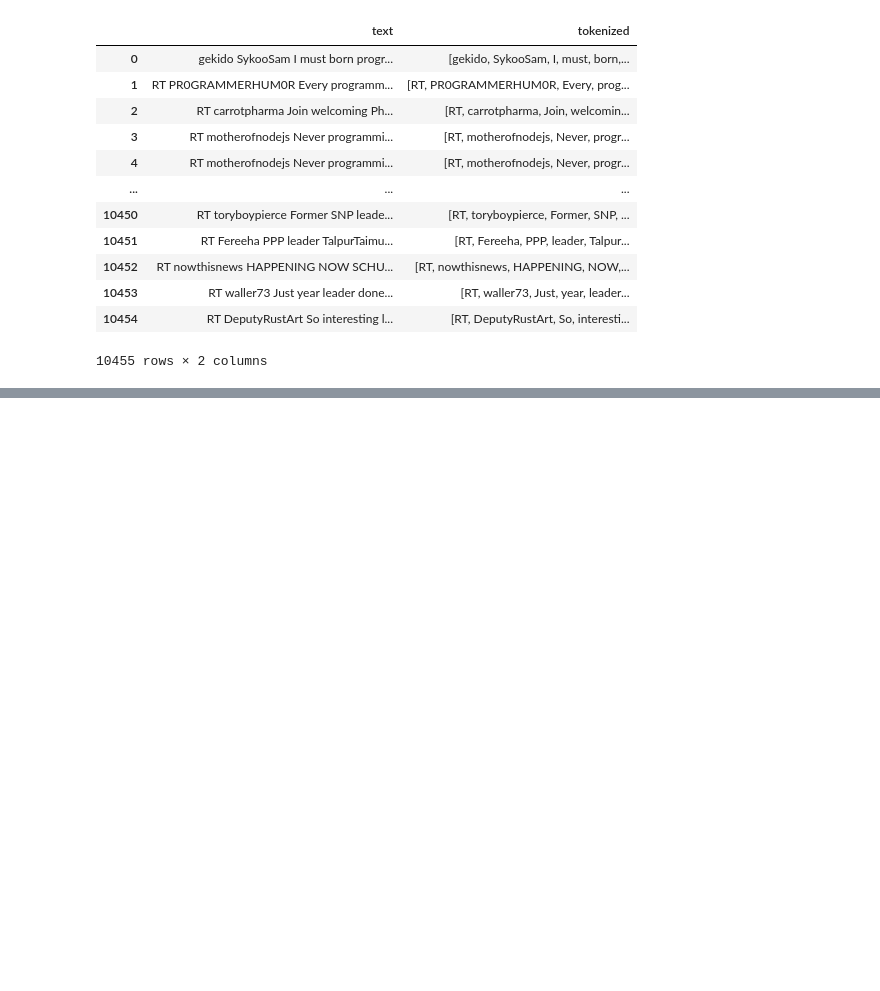
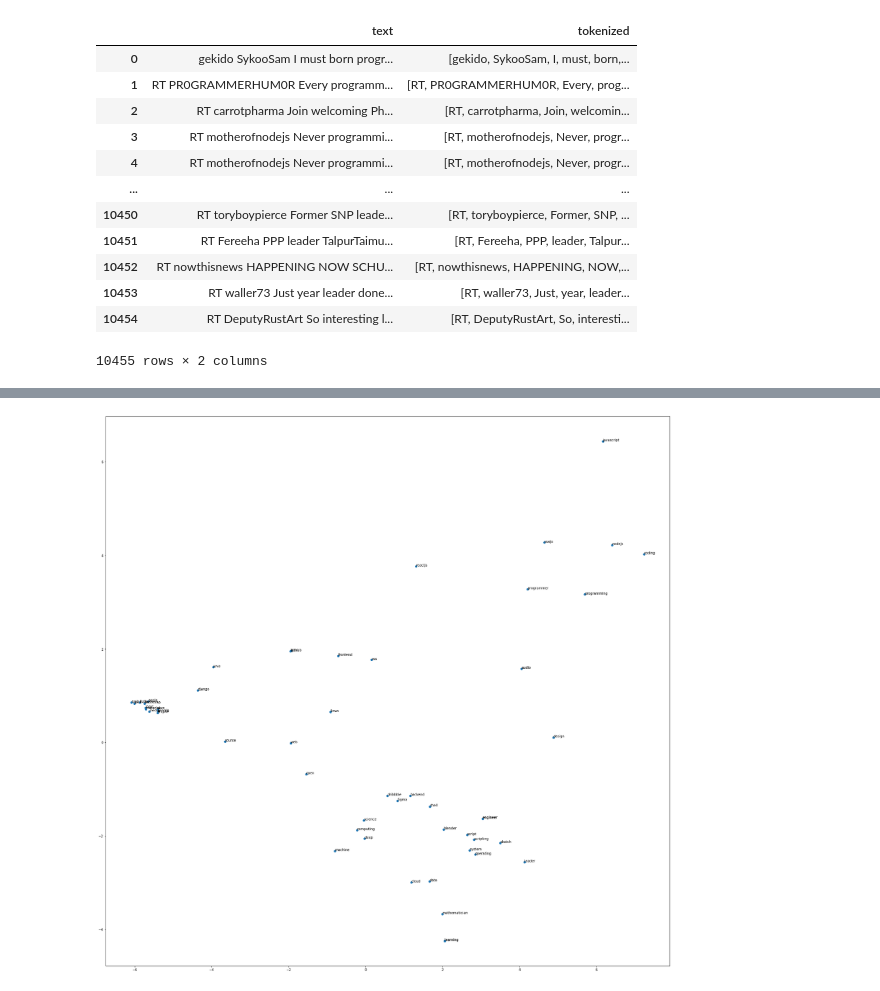
Before and after one commit to Kaushal1011/Qupid, a Jupyter notebook: Data&Word2Vec.ipynb, the cells around one changed output, grey strips where cells are left out. Saved outputs shown, nothing was run; the diff lists cells and outputs as text; code cells hidden in the pictures; blank space fills up the shorter version.

```diff
--- a/Data&Word2Vec.ipynb
+++ b/Data&Word2Vec.ipynb
@@ -300,0 +285,2 @@ all_text_df
+# %%
+model = Word2Vec(all_text_df["tokenized"], min_count=1)
@@ -300,0 +335,24 @@ all_text_df
+# %%
+# model.wv.vocab
+terms=["Programmer","Coding","Deep","Learning","Cloud","Computing","Javascript","Backend","Frontend","Data" ,"Science","Dribbble","Github","Machine","Learning",\
+       "Engineer","Figma","Sketch","Blender","Mathematician","Audio","Programming","ReactJS","VueJS","CSS","Design","Engineer","Operating","System",\
+       "Linux","Scripting","Shell","Script","Leader","Nodejs","Django","Web","google","java","Flutter","material","bootstrap","Rust","Julia","Engine","html","open","source","aws","media","apple","logic"]
+terms=[x.lower() for x in terms]
+X=model[terms]
+# %%
+from gensim.models import Word2Vec
+from sklearn.decomposition import PCA
+from matplotlib import pyplot
+pca = PCA(n_components=2)
+result = pca.fit_transform(X)
+# %%
+
+width,height=30,30
+pyplot.figure(figsize=(width,height))
+pyplot.scatter(result[:, 0], result[:, 1])
+words = list(terms)
+for i, word in enumerate(words):
+	pyplot.annotate(word, xy=(result[i, 0], result[i, 1]))
+pyplot.show()
+# %% [output]
+[figure, added]
```
Also changed, not shown: parts of 17 cells of this notebook, 3 other files.
